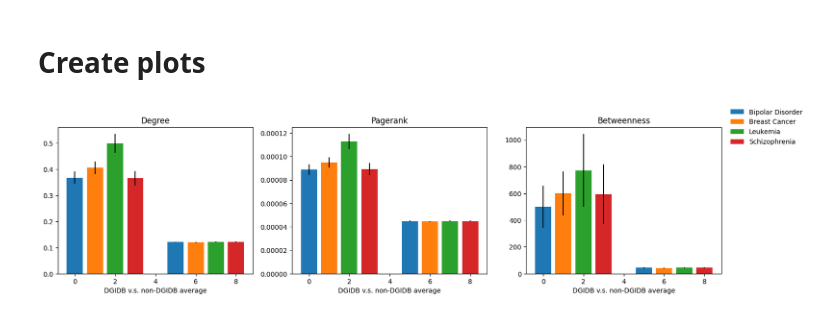
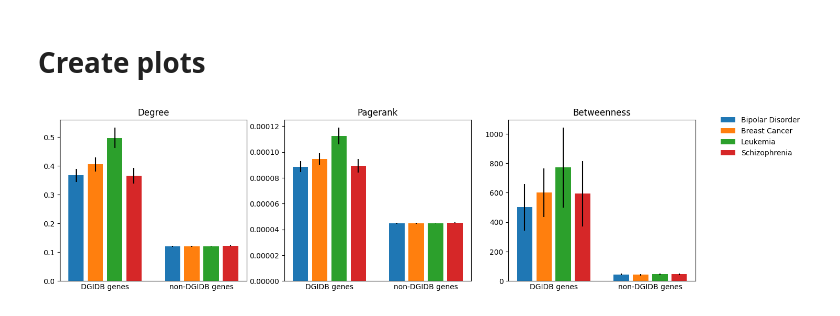
Before and after one commit to Monomanae/DDBC-hypergraph, a Jupyter notebook: Methods/DDBC/single_layer_centrality_analysis.ipynb, the cells around one changed output. Drawn from its saved outputs; the diff is of its cells as text; code cells hidden in the pictures.

```diff
--- a/Methods/DDBC/single_layer_centrality_analysis.ipynb
+++ b/Methods/DDBC/single_layer_centrality_analysis.ipynb
@@ -313,8 +313,8 @@ centralities = ["degree", "pagerank", "betweenness"]
 
 fig, axes = plt.subplots(1, 3, figsize=(18, 4))
 
-for i,cent in enumerate(centralities):
-    ax = axes[i]
+for k, cent in enumerate(centralities):
+    ax = axes[k]
     ax.set_title(cent.capitalize())
 
     bar1 = []
@@ -326,50 +326,59 @@ for i,cent in enumerate(centralities):
         with open(f"../output/{d}/dgidb_index_in_msigdb.pkl", "rb") as f:
             dgidb_index_in_msigdb = pickle.load(f)
 
-        dgidb_scores,non_dgidb_scores = split_score(scores[cent])
+        dgidb_scores, non_dgidb_scores = split_score(scores[cent])
 
         bar1.append(np.mean(dgidb_scores))
         bar2.append(np.mean(non_dgidb_scores))
 
-        sems1.append(np.std(dgidb_scores, ddof=1) / np.sqrt(len(dgidb_scores))),
+        sems1.append(np.std(dgidb_scores, ddof=1) / np.sqrt(len(dgidb_scores)))
         sems2.append(np.std(non_dgidb_scores, ddof=1) / np.sqrt(len(non_dgidb_scores)))
 
-    # plot axes labels
-    ax.set_xlabel("DGIDB v.s. non-DGIDB average")
+    # Bar positions
+    inner_spacing = 1.0
+    group_gap = 5
 
-    # Bar positions
-    bar_width = 0.8
-    inner_spacing = 1.0          # spacing inside group
-    group_gap = 5              # gap between groups
-
-    # x positions
     x = np.arange(len(bar1)) * inner_spacing
     x1 = x
     x2 = x + group_gap
 
     colors = plt.get_cmap("tab10")(range(len(disease_list)))
 
+    # Plot DGIDB
+    for i in range(len(disease_list)):
+        ax.bar(x1[i], bar1[i], yerr=sems1[i], color=colors[i])
 
-    # Plot group 1
+    # Plot non-DGIDB
     for i in range(len(disease_list)):
-        ax.bar(x1[i], bar1[i],yerr = sems1[i], color=colors[i])
+        ax.bar(x2[i], bar2[i], yerr=sems2[i], color=colors[i])
 
-    # Plot group 2 (same colors by index)
-    for i in range(len(disease_list)):
-        ax.bar(x2[i], bar2[i],yerr = sems2[i], color=colors[i])
+    # ---- FIX X AXIS: remove numbers, add two block labels ----
+    center_left  = (x1[0] + x1[-1]) / 2
+    center_right = (x2[0] + x2[-1]) / 2
 
+    ax.set_xticks([center_left, center_right])
+    ax.set_xticklabels(["DGIDB genes", "non-DGIDB genes"])
+
+    # optional: remove tick marks too (cleaner)
+    ax.tick_params(axis="x", length=0)
+
+# Legend
 legend_handles = [
     Patch(facecolor=colors[i], label=disease_list_common[i])
     for i in range(len(disease_list))
 ]
 
+# create whitespace on the right (so legend is truly outside subplots)
+fig.subplots_adjust(right=0.80)
+
+# legend placed in the whitespace (NOT inside any subplot)
 fig.legend(
     handles=legend_handles,
-    loc="upper right",
-    ncol=1,
+    loc="center left",
+    bbox_to_anchor=(0.82, 0.8),  # outside axes, inside figure
     frameon=False
 )
 
 plt.show()
 # %% [output]
-[figure, old version]
+[figure, new version]
```
Also changed, not shown: 3 other files.
